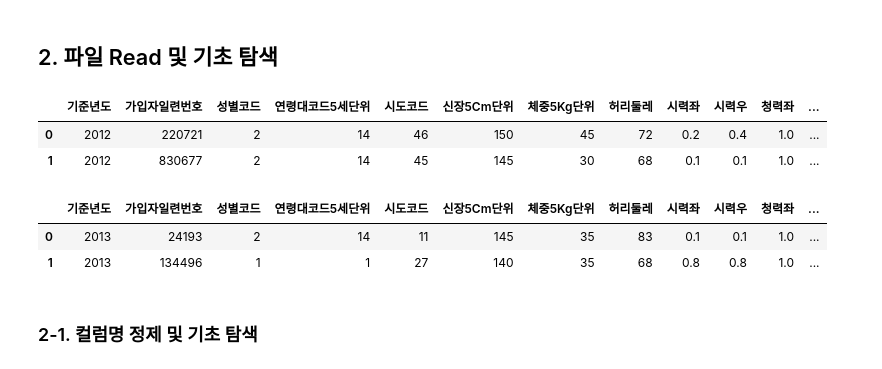
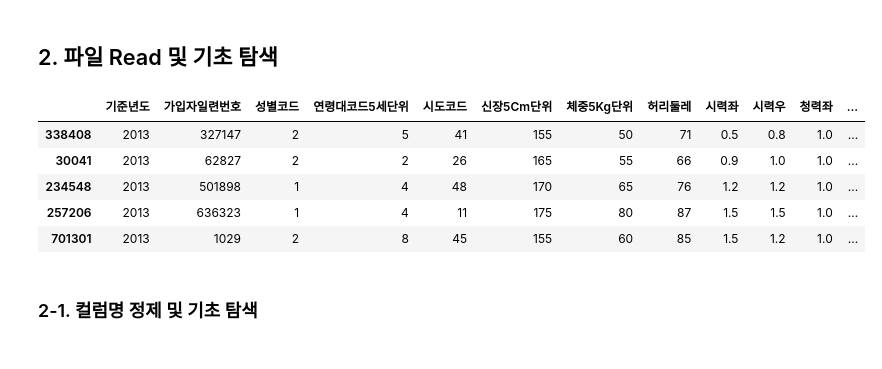
Before and after one commit to jaehyun0220/Colab, a Jupyter notebook: SDS_FeatureEngineering_Sampling_Template_5.ipynb, the cells around one changed output. Drawn from its saved outputs; the diff is of its cells as text; code cells hidden in the pictures.

```diff
--- a/SDS_FeatureEngineering_Sampling_Template_5.ipynb
+++ b/SDS_FeatureEngineering_Sampling_Template_5.ipynb
@@ -206,53 +121,53 @@ findfont: Font family ['NotoSansCJKkr-medium'] not found. Falling back to DejaVu
 set_random_seed = 1024
 set_cv = 2
 # %%
-# DataFrame Load --------- 2개년도 기준 데이터 추출 및 병합
+# # DataFrame Load --------- 2개년도 기준 데이터 추출 및 병합
 
-df_raw_2012 = pd.read_csv('../gdrive/My Drive/sds/data/NHIS_OPEN_GJ_2012.csv', encoding = 'euc-kr')
-df_raw_2013 = pd.read_csv('../gdrive/My Drive/sds/data/NHIS_OPEN_GJ_2013.csv', encoding = 'euc-kr')
+# df_raw_2012 = pd.read_csv('../gdrive/My Drive/sds/data/NHIS_OPEN_GJ_2012.csv', encoding = 'euc-kr')
+# df_raw_2013 = pd.read_csv('../gdrive/My Drive/sds/data/NHIS_OPEN_GJ_2013.csv', encoding = 'euc-kr')
 
-# 컬럼명 내 불필요한 공백 및 특수문자 제거
-df_raw_2012.rename(columns=lambda x: re.sub('[-=+,#/\?:^$.@*\"※~&%ㆍ!』\\‘|\(\)\[\]\<\>`\'…》 ]', '', x), inplace=True)
-df_raw_2013.rename(columns=lambda x: re.sub('[-=+,#/\?:^$.@*\"※~&%ㆍ!』\\‘|\(\)\[\]\<\>`\'…》 ]', '', x), inplace=True)
+# # 컬럼명 내 불필요한 공백 및 특수문자 제거
+# df_raw_2012.rename(columns=lambda x: re.sub('[-=+,#/\?:^$.@*\"※~&%ㆍ!』\\‘|\(\)\[\]\<\>`\'…》 ]', '', x), inplace=True)
+# df_raw_2013.rename(columns=lambda x: re.sub('[-=+,#/\?:^$.@*\"※~&%ㆍ!』\\‘|\(\)\[\]\<\>`\'…》 ]', '', x), inplace=True)
 
-# 데이터 구조 확인
-display(df_raw_2012.head(2))
-display(df_raw_2013.head(2))
+# # 데이터 구조 확인
+# display(df_raw_2012.head(2))
+# display(df_raw_2013.head(2))
 
-# 데이터 결합 및 구강검진검수여부
-df_raw = pd.concat([df_raw_2012, df_raw_2013])
-df_raw = df_raw[df_raw['구강검진수검여부']==1]
+# # 데이터 결합 및 구강검진검수여부
+# df_raw = pd.concat([df_raw_2012, df_raw_2013])
+# df_raw = df_raw[df_raw['구강검진수검여부']==1]
 
 # len(df_raw)
 
 #### 2013년 기준 #########################################################################################################################################
-# # 참고 - 데이터 concat시 index 문제로 병합이 안되면 아래 코드 수행 후 다시 concat
-# # df_raw.drop_duplicates() #df_raw.reset_index() # df_raw.info()
+# 참고 - 데이터 concat시 index 문제로 병합이 안되면 아래 코드 수행 후 다시 concat
+# df_raw.drop_duplicates() #df_raw.reset_index() # df_raw.info()
 
-# df_raw_2013 = pd.read_csv('../gdrive/My Drive/sds/data/NHIS_OPEN_GJ_2013.csv', encoding = 'euc-kr')
+df_raw_2013 = pd.read_csv('../gdrive/My Drive/sds/data/NHIS_OPEN_GJ_2013.csv', encoding = 'euc-kr')
 
-# # 컬럼명 내 불필요한 공백 및 특수문자 제거
-# df_raw_2013.rename(columns=lambda x: re.sub('[-=+,#/\?:^$.@*\"※~&%ㆍ!』\\‘|\(\)\[\]\<\>`\'…》 ]', '', x), inplace=True)
-# df_raw = df_raw_2013[df_raw_2013['구강검진수검여부']==1]
-# display(df_raw.sample(5))
+# 컬럼명 내 불필요한 공백 및 특수문자 제거
+df_raw_2013.rename(columns=lambda x: re.sub('[-=+,#/\?:^$.@*\"※~&%ㆍ!』\\‘|\(\)\[\]\<\>`\'…》 ]', '', x), inplace=True)
+df_raw = df_raw_2013[df_raw_2013['구강검진수검여부']==1]
+display(df_raw.sample(5))
 
 # # 참고 - 데이터 concat시 index 문제로 병합이 안되면 아래 코드 수행 후 다시 concat
 # # df_raw.drop_duplicates() #df_raw.reset_index() # df_raw.info()
 
 ####  2015년 기준 #########################################################################################################################################
 # df_raw_2015 = pd.read_csv('../gdrive/My Drive/sds/data/NHIS_OPEN_GJ_2015.csv', encoding = 'euc-kr')
 
 # # 컬럼명 내 불필요한 공백 및 특수문자 제거
 # df_raw_2015.rename(columns=lambda x: re.sub('[-=+,#/\?:^$.@*\"※~&%ㆍ!』\\‘|\(\)\[\]\<\>`\'…》 ]', '', x), inplace=True)
 # df_raw = df_raw_2015[df_raw_2015['구강검진수검여부']==1]
 # display(df_raw.sample(5))
 # %% [output]
 |  | 기준년도 | 가입자일련번호 | 성별코드 | 연령대코드5세단위 | 시도코드 | 신장5Cm단위 | 체중5Kg단위 | 허리둘레 | 시력좌 | 시력우 | 청력좌 | ... |
-| 0 | 2012 | 220721 | 2 | 14 | 46 | 150 | 45 | 72 | 0.2 | 0.4 | 1.0 | ... |
-| 1 | 2012 | 830677 | 2 | 14 | 45 | 145 | 30 | 68 | 0.1 | 0.1 | 1.0 | ... |
+| 338408 | 2013 | 327147 | 2 | 5 | 41 | 155 | 50 | 71 | 0.5 | 0.8 | 1.0 | ... |
+| 30041 | 2013 | 62827 | 2 | 2 | 26 | 165 | 55 | 66 | 0.9 | 1.0 | 1.0 | ... |
+| 234548 | 2013 | 501898 | 1 | 4 | 48 | 170 | 65 | 76 | 1.2 | 1.2 | 1.0 | ... |
+| 257206 | 2013 | 636323 | 1 | 4 | 11 | 175 | 80 | 87 | 1.5 | 1.5 | 1.0 | ... |
+| 701301 | 2013 | 1029 | 2 | 8 | 45 | 155 | 60 | 85 | 1.5 | 1.2 | 1.0 | ... |
-|  | 기준년도 | 가입자일련번호 | 성별코드 | 연령대코드5세단위 | 시도코드 | 신장5Cm단위 | 체중5Kg단위 | 허리둘레 | 시력좌 | 시력우 | 청력좌 | ... |
-| 0 | 2013 | 24193 | 2 | 14 | 11 | 145 | 35 | 83 | 0.1 | 0.1 | 1.0 | ... |
-| 1 | 2013 | 134496 | 1 | 1 | 27 | 140 | 35 | 68 | 0.8 | 0.8 | 1.0 | ... |
 # %% [markdown]
 ### 2-1. 컬럼명 정제 및 기초 탐색
 # %%
```
Also changed, not shown: parts of 24 cells of this notebook.
